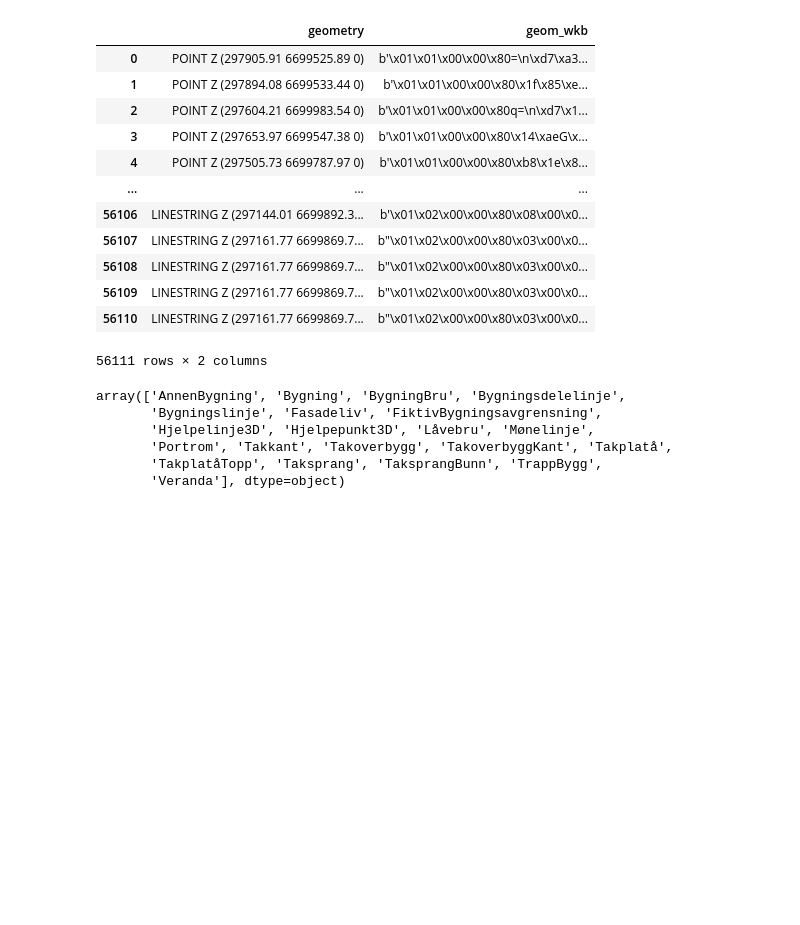
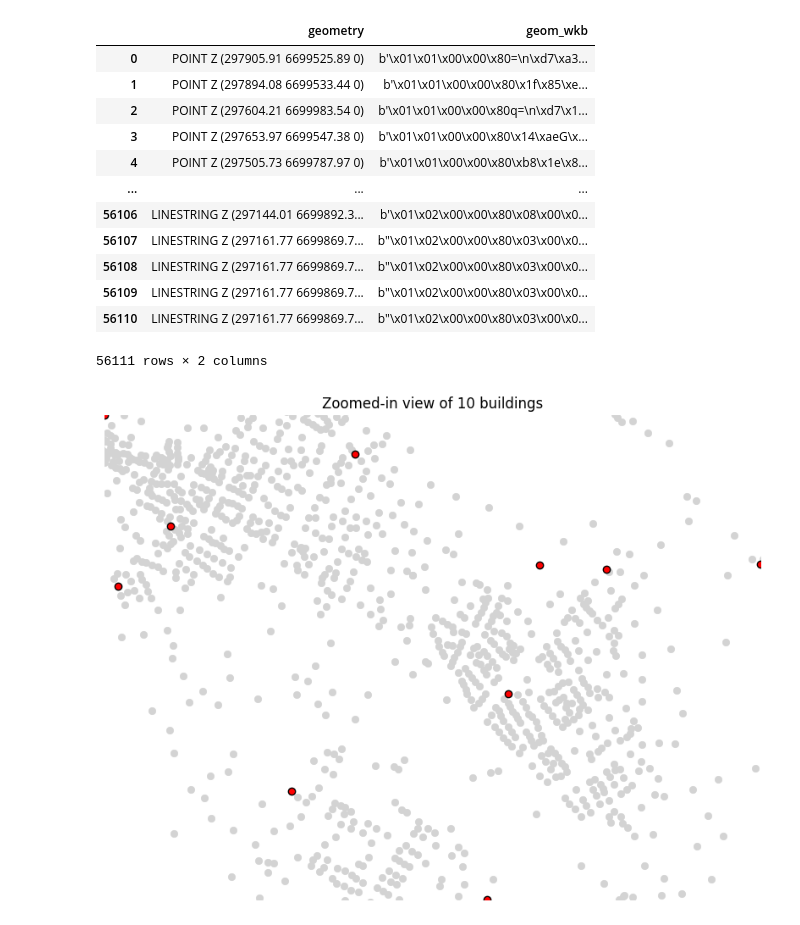
Before and after one commit to kartAI/doppa-data, a Jupyter notebook: src/presentation/notebooks/data-sources/02-1-fkb-conversion.ipynb, the cells around one changed output. Cells and saved outputs as stored; diff of their text form; code cells hidden in the pictures; blank space fills up the shorter version.

```diff
--- a/src/presentation/notebooks/data-sources/02-1-fkb-conversion.ipynb
+++ b/src/presentation/notebooks/data-sources/02-1-fkb-conversion.ipynb
@@ -99,11 +80,3 @@ combined_gdf[["geometry", "geom_wkb"]]
 56111 rows × 2 columns
 # %%
 datasets = np.unique(combined_gdf["dataset"])
-datasets
-# %% [output]
-array(['AnnenBygning', 'Bygning', 'BygningBru', 'Bygningsdelelinje',
-       'Bygningslinje', 'Fasadeliv', 'FiktivBygningsavgrensning',
-       'Hjelpelinje3D', 'Hjelpepunkt3D', 'Låvebru', 'Mønelinje',
-       'Portrom', 'Takkant', 'Takoverbygg', 'TakoverbyggKant', 'Takplatå',
-       'TakplatåTopp', 'Taksprang', 'TaksprangBunn', 'TrappBygg',
-       'Veranda'], dtype=object)
@@ -109,0 +85,24 @@ array(['AnnenBygning', 'Bygning', 'BygningBru', 'Bygningsdelelinje',
+# %%
+buildings_gdf = combined_gdf[combined_gdf["dataset"] == "Bygning"]
+
+# Step 2: Convert to WGS84 (not strictly needed for static plot, but good practice)
+if buildings_gdf.crs != "EPSG:4326":
+    buildings_gdf = buildings_gdf.to_crs("EPSG:4326")
+
+# Step 3: Take a sample of 10 features
+sample_10 = buildings_gdf.sample(n=10, random_state=42)
+
+# Step 4: Plot full dataset (optional, gray background)
+ax = buildings_gdf.plot(color="lightgray", figsize=(10, 10), linewidth=0.5)
+
+# Step 5: Overlay the 10 features in red
+sample_10.plot(ax=ax, color="red", edgecolor="black")
+
+# Step 6: Zoom to extent of the 10 buildings
+plt.xlim(sample_10.total_bounds[[0, 2]])
+plt.ylim(sample_10.total_bounds[[1, 3]])
+plt.title("Zoomed-in view of 10 buildings")
+plt.axis("off")
+plt.show()
+# %% [output]
+[figure, added]
```
Also changed, not shown: parts of 4 cells of this notebook, 2 other files.
